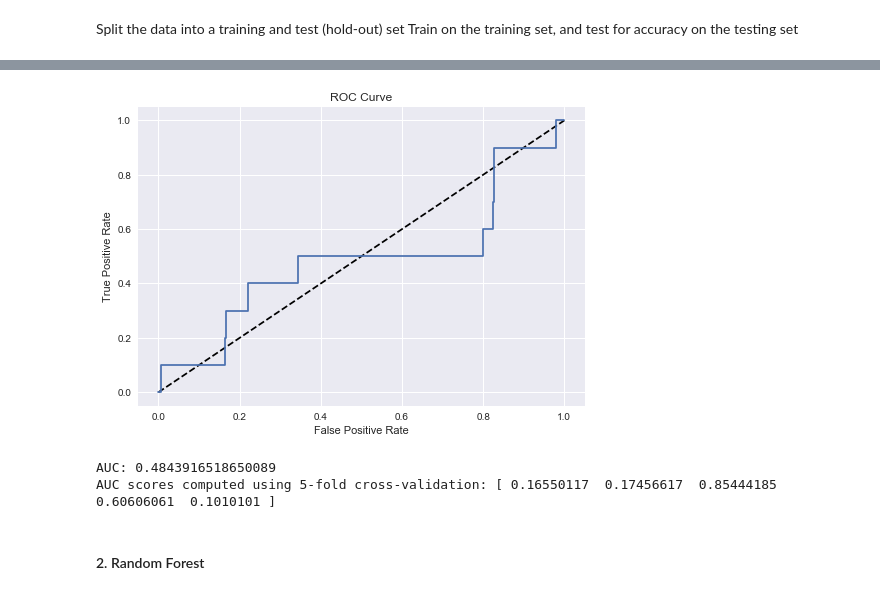
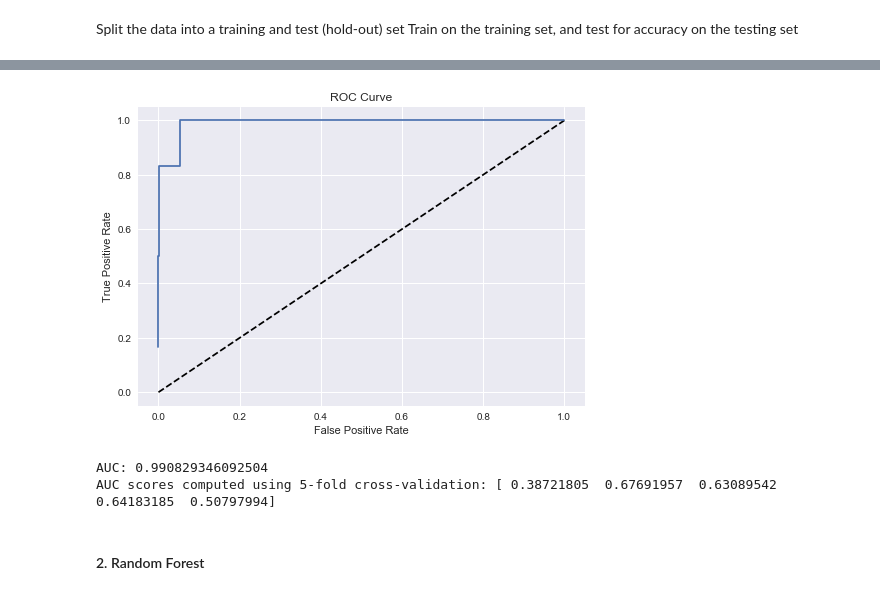
Before and after one commit to hedib/DataScienceProjects, a Jupyter notebook: project_Inventory/backorder.ipynb, the cells around one changed output, grey strips where cells are left out. Cells and saved outputs as stored; diff of their text form; code cells hidden in the pictures.

Commit message:
changed the logestic regression model

```diff
--- a/project_Inventory/backorder.ipynb
+++ b/project_Inventory/backorder.ipynb
@@ -469,10 +469,10 @@ plt.show()
 volume_perc=0.6 * sales_volume_nomiss[len(sales_volume_nomiss)-1]
 print(volume_perc)
 print(sales_volume_nomiss[len(sales_volume_nomiss)-1])
-sales_nomiss['sales_volume']=sales_volume
+sales_nomiss['sales_volume_nomiss']=sales_volume_nomiss
 
-sales_nomiss=sales_nomiss.sort_values('sales_volume',ascending = True)
-sample_nomiss=sales_nomiss[sales_sort['sales_volume']<=volume_perc]
+sales_nomiss=sales_nomiss.sort_values('sales_volume_nomiss',ascending = True)
+sample_nomiss=sales_nomiss[sales_nomiss['sales_volume_nomiss']<=volume_perc]
 
 sample_nomiss=sample_nomiss.sort_values('sales_9_month',ascending = False)
 plt.plot(np.array(range(len(sample_nomiss))) * 0.28, sample_nomiss.sales_9_month,".",color="green")
@@ -839,25 +945,25 @@ Cross-validation is a vital step in evaluating a model. It maximizes the amount
 # %%
-# Import necessary modules
-from sklearn.linear_model import LogisticRegression
-from sklearn.model_selection import GridSearchCV
+X = sample_nomiss.drop('went_on_backorder', axis=1).values
+#X = sample_nomiss[features].values
+y = sample_nomiss['went_on_backorder'].values
 
-# Setup the hyperparameter grid
+# Create the hyperparameter grid
 c_space = np.logspace(-5, 8, 15)
-param_grid = {'C': c_space}
+param_grid = {'C': c_space, 'penalty': ['l1', 'l2']}
 
-# Instantiate a logistic regression classifier: logreg
+# Instantiate the logistic regression classifier: logreg
 logreg = LogisticRegression()
+
+# Create train and test sets
+X_train, X_test, y_train, y_test = train_test_split(X, y, test_size = 0.4, random_state=42)
 
 # Instantiate the GridSearchCV object: logreg_cv
 logreg_cv = GridSearchCV(logreg, param_grid, cv=5)
 
-# Fit it to the data
-logreg_cv.fit(X, y)
+# Fit it to the training data
+logreg_cv.fit(X_train, y_train)
 
-# Print the tuned parameter and score
-print("Tuned Logistic Regression Parameters: {}".format(logreg_cv.best_params_))
-print("Best score is {}".format(logreg_cv.best_score_))
-print(classification_report(y_test, y_pred))
-# Print the accuracy from the testing data.
-print(accuracy_score(logreg_cv.predict(X_test), y_test))
+# Print the optimal parameters and best score
+print("Tuned Logistic Regression Parameter: {}".format(logreg_cv.best_params_))
+print("Tuned Logistic Regression Accuracy: {}".format(logreg_cv.best_score_))
 # %% [output]
@@ -901,36 +972,31 @@ avg / total       1.00      1.00      1.00      4514
 # %%
 #ROC curves provide a way to visually evaluate models
 # Compute predicted probabilities: y_pred_prob
-y_pred_prob = logreg.predict_proba(X_test)[:,1]
+y_pred = logreg_cv.predict_proba(X_test)[:,1]
 # Generate ROC curve values: fpr, tpr, thresholds
-fpr, tpr, thresholds = roc_curve(y_test, y_pred_prob)
+fpr, tpr, thresholds = roc_curve(y_test, y_pred)
 # Plot ROC curve
 plt.plot([0, 1], [0, 1], 'k--')
 plt.plot(fpr, tpr)
 plt.xlabel('False Positive Rate')
 plt.ylabel('True Positive Rate')
 plt.title('ROC Curve')
 plt.show()
 # %% [output]
-[figure, old version]
+[figure, new version]
 # %%
-#Area under ROC:Large area under ROC curve the better our model is(AUC)
-#Compute AUC
-# If the AUC is greater than 0.5, the model is better than random guessing
-# Compute predicted probabilities: y_pred_prob
-y_pred_prob = logreg.predict_proba(X_test)[:,1]
-
+y_pred = logreg_cv.predict_proba(X_test)[:,1]
 # Compute and print AUC score
-print("AUC: {}".format(roc_auc_score(y_test, y_pred_prob)))
+print("AUC: {}".format(roc_auc_score(y_test, y_pred)))
 
 # Compute cross-validated AUC scores: cv_auc
-cv_auc = cross_val_score(logreg, X, y, cv=5, scoring='roc_auc')
+cv_auc = cross_val_score(clf_l, X, y, cv=5, scoring='roc_auc')
 
 # Print list of AUC scores
 print("AUC scores computed using 5-fold cross-validation: {}".format(cv_auc))
 # %% [output]
-AUC: 0.4843916518650089
-AUC scores computed using 5-fold cross-validation: [ 0.16550117  0.17456617  0.85444185  0.60606061  0.1010101 ]
+AUC: 0.990829346092504
+AUC scores computed using 5-fold cross-validation: [ 0.38721805  0.67691957  0.63089542  0.64183185  0.50797994]
 # %% [markdown]
 #### 2. Random Forest
 # %%
```
Also changed, not shown: parts of 36 cells of this notebook.
